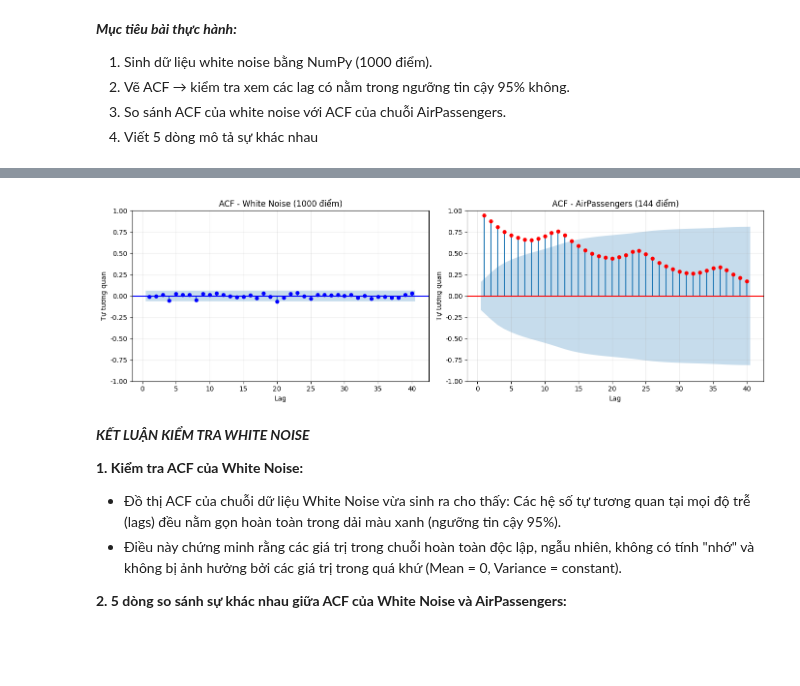
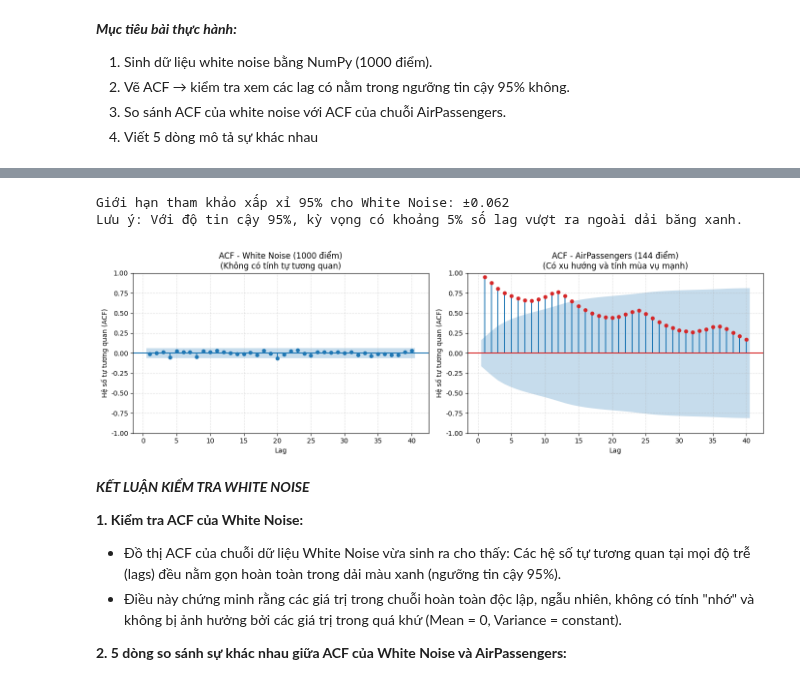
Before and after one commit to OrangkillEmily/Lab_TimeSeries, a Jupyter notebook: notebooks/lab01/Lab01_TimeSeries.ipynb, the cells around one changed output, grey strips where cells are left out. Cells and saved outputs as stored; diff of their text form; code cells hidden in the pictures; blank space fills up the shorter version.

```diff
--- a/notebooks/lab01/Lab01_TimeSeries.ipynb
+++ b/notebooks/lab01/Lab01_TimeSeries.ipynb
@@ -385,13 +147,15 @@ không.
 3. So sánh ACF của white noise với ACF của chuỗi AirPassengers.
 4. Viết 5 dòng mô tả sự khác nhau
 # %%
-#1 Tạo White Noise theo phân phối chuẩn N(0, 1)
-np.random.seed(42)  # Giúp kết quả có thể tái tạo khi chạy lại
+air_passengers = df['Passengers'].dropna()
+
+np.random.seed(42)
 white_noise = np.random.normal(loc=0, scale=1, size=1000)
 
-print("Số lượng điểm:", len(white_noise))
-print("Trung bình mẫu:", round(np.mean(white_noise), 4))
-print("Phương sai mẫu:", round(np.var(white_noise), 4))
-print("\n10 giá trị đầu tiên:")
+print("--- THỐNG KÊ MÔ TẢ WHITE NOISE ---")
+print(f"Số lượng điểm: {len(white_noise)}")
+print(f"Trung bình mẫu: {np.mean(white_noise):.4f} (Kỳ vọng ~ 0)")
+print(f"Phương sai mẫu: {np.var(white_noise):.4f} (Kỳ vọng ~ 1)")
+print("10 giá trị đầu tiên:")
 print(np.round(white_noise[:10], 4))
 # %% [output]
@@ -436,26 +181,32 @@ Lưu ý: không bắt buộc mọi cột ACF đều nằm trong khoảng tin c
+# %%
+gioi_han = 1.96 / np.sqrt(len(white_noise))
+print(f"\nGiới hạn tham khảo xấp xỉ 95% cho White Noise: ±{gioi_han:.3f}")
+print("Lưu ý: Với độ tin cậy 95%, kỳ vọng có khoảng 5% số lag vượt ra ngoài dải băng xanh.")
+# %% [output]
+Giới hạn tham khảo xấp xỉ 95% cho White Noise: ±0.062
+Lưu ý: Với độ tin cậy 95%, kỳ vọng có khoảng 5% số lag vượt ra ngoài dải băng xanh.
 # %%
-# Vẽ hai biểu đồ ACF cạnh nhau để so sánh
+# Vẽ hai biểu đồ ACF cạnh nhau
 fig, axes = plt.subplots(1, 2, figsize=(14, 4.5))
 
-# Đồ thị 1: White Noise
-plot_acf(white_noise, lags=40, alpha=0.05, zero=False, ax=axes[0], color='blue')
-axes[0].set_title("ACF - White Noise (1000 điểm)")
+# Đồ thị 1: ACF của White Noise
+plot_acf(white_noise, lags=40, alpha=0.05, zero=False, ax=axes[0], color='#1f77b4')
+axes[0].set_title("ACF - White Noise (1000 điểm)\n(Không có tính tự tương quan)")
 axes[0].set_xlabel("Lag")
-axes[0].set_ylabel("Tự tương quan")
+axes[0].set_ylabel("Hệ số tự tương quan (ACF)")
+axes[0].grid(True, linestyle="--", alpha=0.4)
 
-# Đồ thị 2: AirPassengers
-plot_acf(air_passengers, lags=40, alpha=0.05, zero=False, ax=axes[1], color='red')
-axes[1].set_title("ACF - AirPassengers (144 điểm)")
+# Đồ thị 2: ACF của AirPassengers
+plot_acf(air_passengers, lags=40, alpha=0.05, zero=False, ax=axes[1], color='#d62728')
+axes[1].set_title("ACF - AirPassengers (144 điểm)\n(Có xu hướng và tính mùa vụ mạnh)")
 axes[1].set_xlabel("Lag")
-axes[1].set_ylabel("Tự tương quan")
-
-for ax in axes:
-    ax.grid(True, alpha=0.25)
+axes[1].set_ylabel("Hệ số tự tương quan (ACF)")
+axes[1].grid(True, linestyle="--", alpha=0.4)
 
 plt.tight_layout()
 plt.show()
 # %% [output]
-[figure, old version]
+[figure, new version]
 # %% [markdown]
 ***KẾT LUẬN KIỂM TRA WHITE NOISE***
 
```
Also changed, not shown: parts of 44 cells of this notebook, 5 other files.
